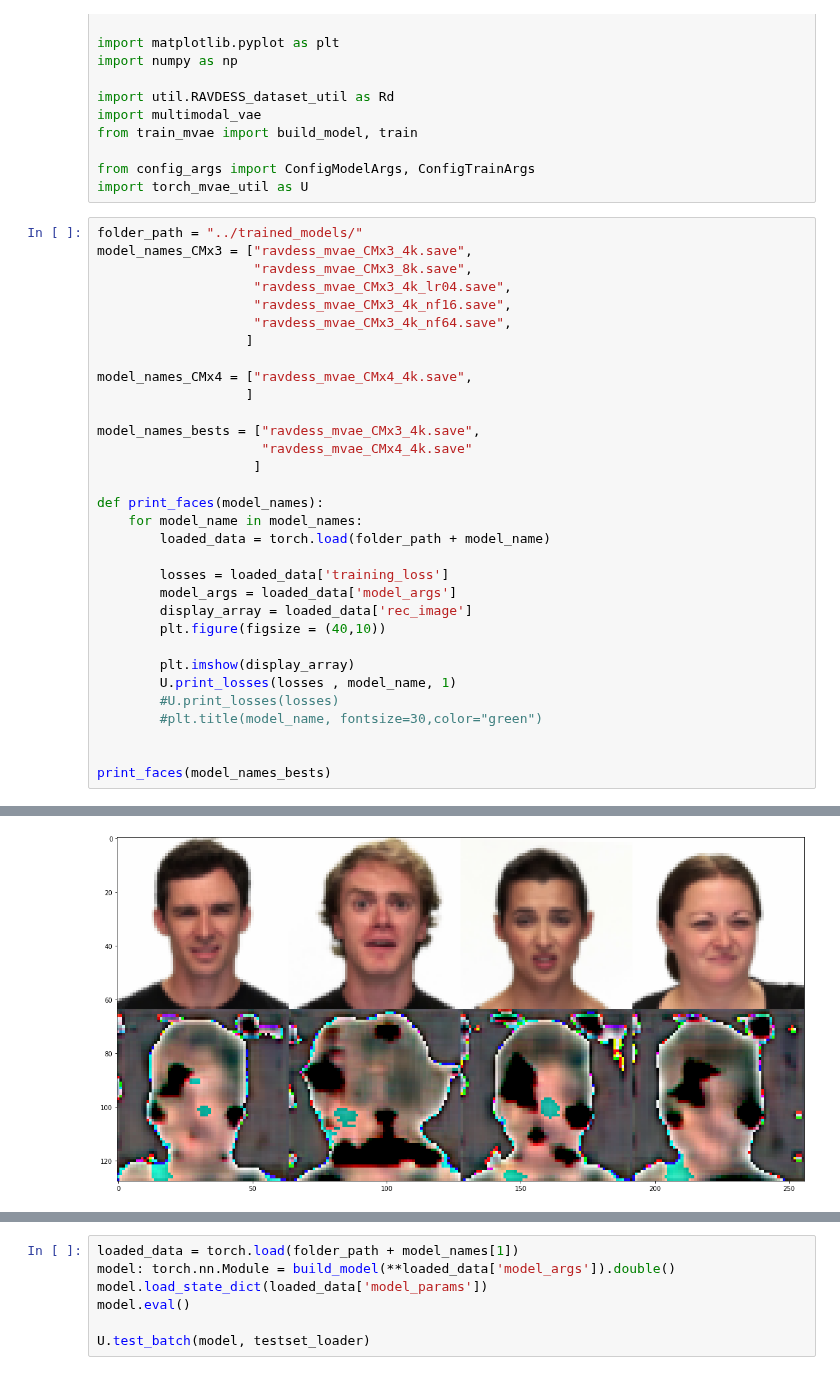
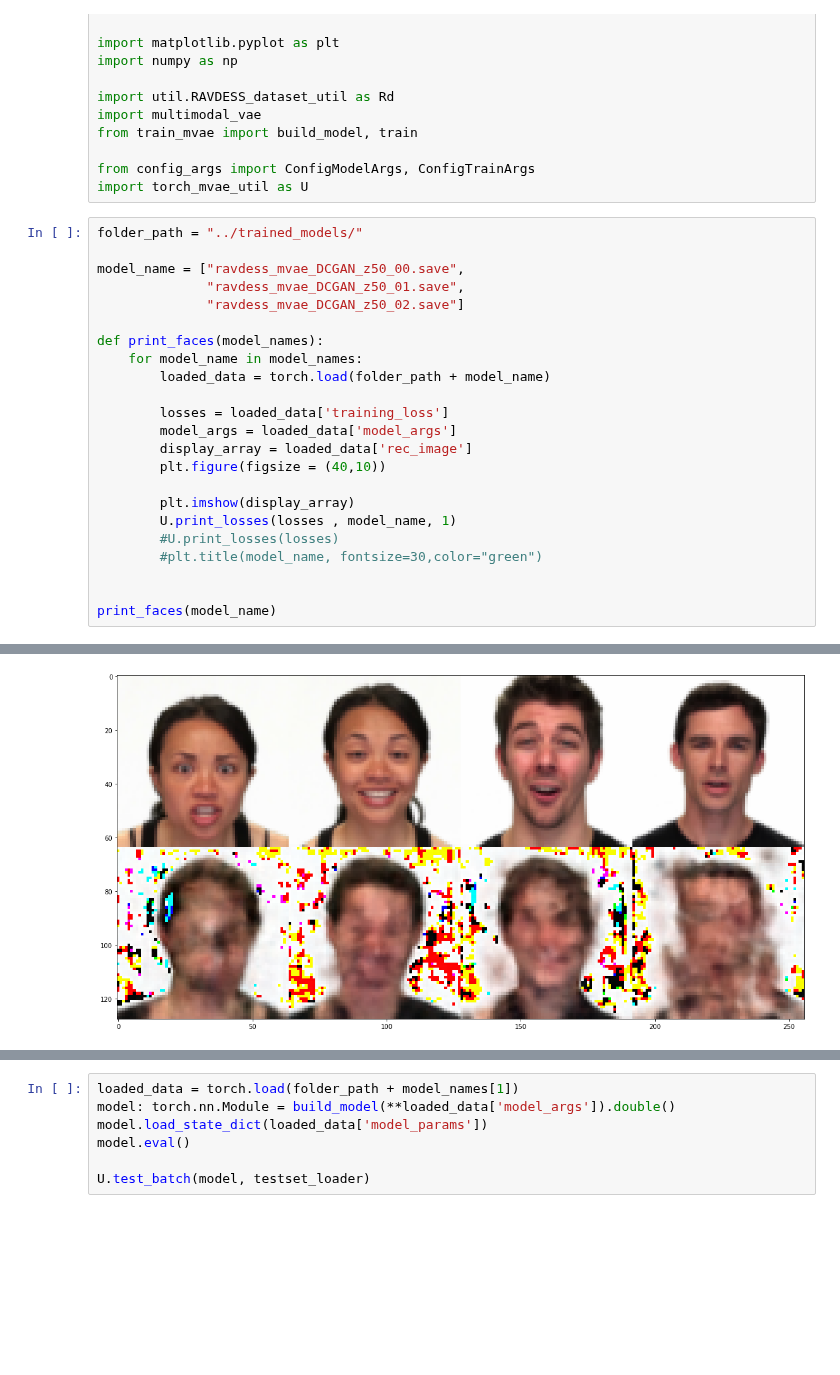
Before and after one commit to Ale-Ba2lero/Multimodal-Emotion-Analysis, a Jupyter notebook: src/mvae_torch/test_results.ipynb, the cells around one changed output, grey strips where cells are left out. Cells and saved outputs as stored; diff of their text form; blank space fills up the shorter version.

Commit message:
Model tuning

```diff
--- a/src/mvae_torch/test_results.ipynb
+++ b/src/mvae_torch/test_results.ipynb
@@ -16,19 +16,10 @@ from config_args import ConfigModelArgs, ConfigTrainArgs
 import torch_mvae_util as U
 # %%
 folder_path = "../trained_models/"
-model_names_CMx3 = ["ravdess_mvae_CMx3_4k.save",
-                    "ravdess_mvae_CMx3_8k.save",
-                    "ravdess_mvae_CMx3_4k_lr04.save",
-                    "ravdess_mvae_CMx3_4k_nf16.save",
-                    "ravdess_mvae_CMx3_4k_nf64.save",
-                   ]
 
-model_names_CMx4 = ["ravdess_mvae_CMx4_4k.save",
-                   ]
-
-model_names_bests = ["ravdess_mvae_CMx3_4k.save",
-                     "ravdess_mvae_CMx4_4k.save"
-                    ]
+model_name = ["ravdess_mvae_DCGAN_z50_00.save",
+              "ravdess_mvae_DCGAN_z50_01.save",
+              "ravdess_mvae_DCGAN_z50_02.save"]
 
 def print_faces(model_names):
     for model_name in model_names:
@@ -45,5 +36,5 @@ def print_faces(model_names):
         #plt.title(model_name, fontsize=30,color="green")
 
 
-print_faces(model_names_bests)
+print_faces(model_name)
 # %% [output]
@@ -52 +43 @@ print_faces(model_names_bests)
-[figure, old version]
+[figure, new version]
```
Also changed, not shown: parts of 2 cells of this notebook, 5 other files.
